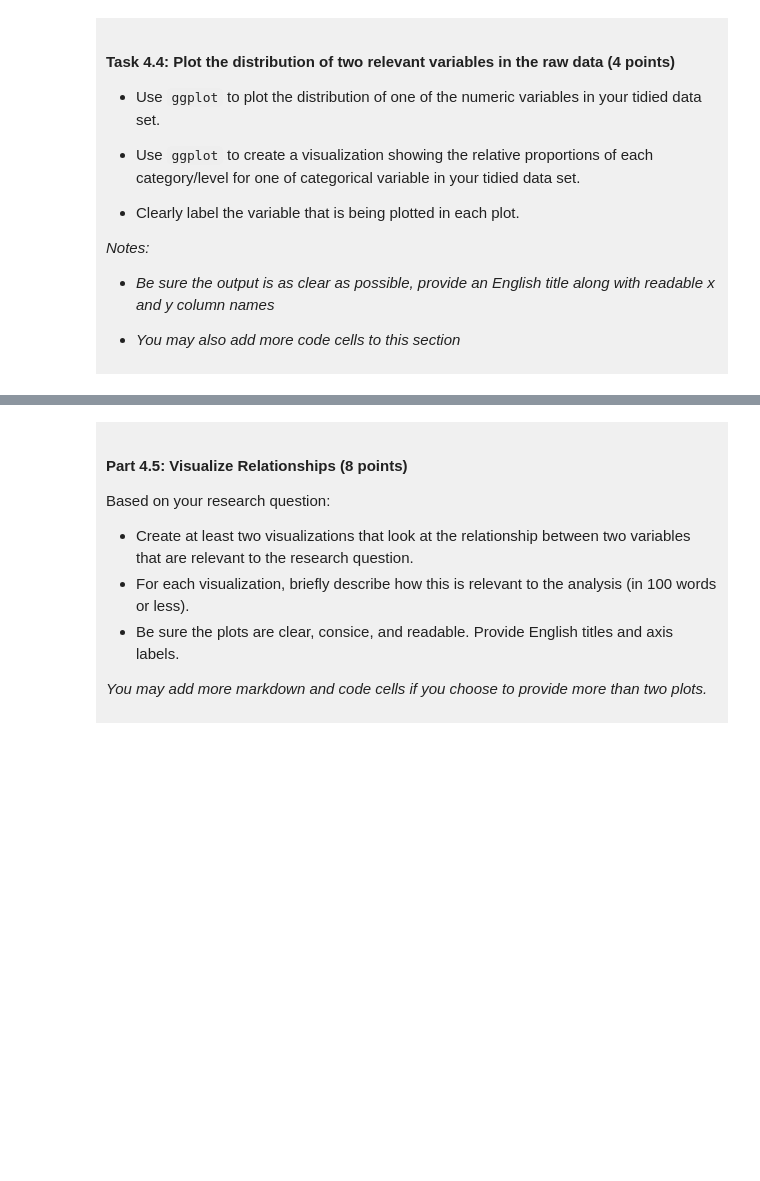
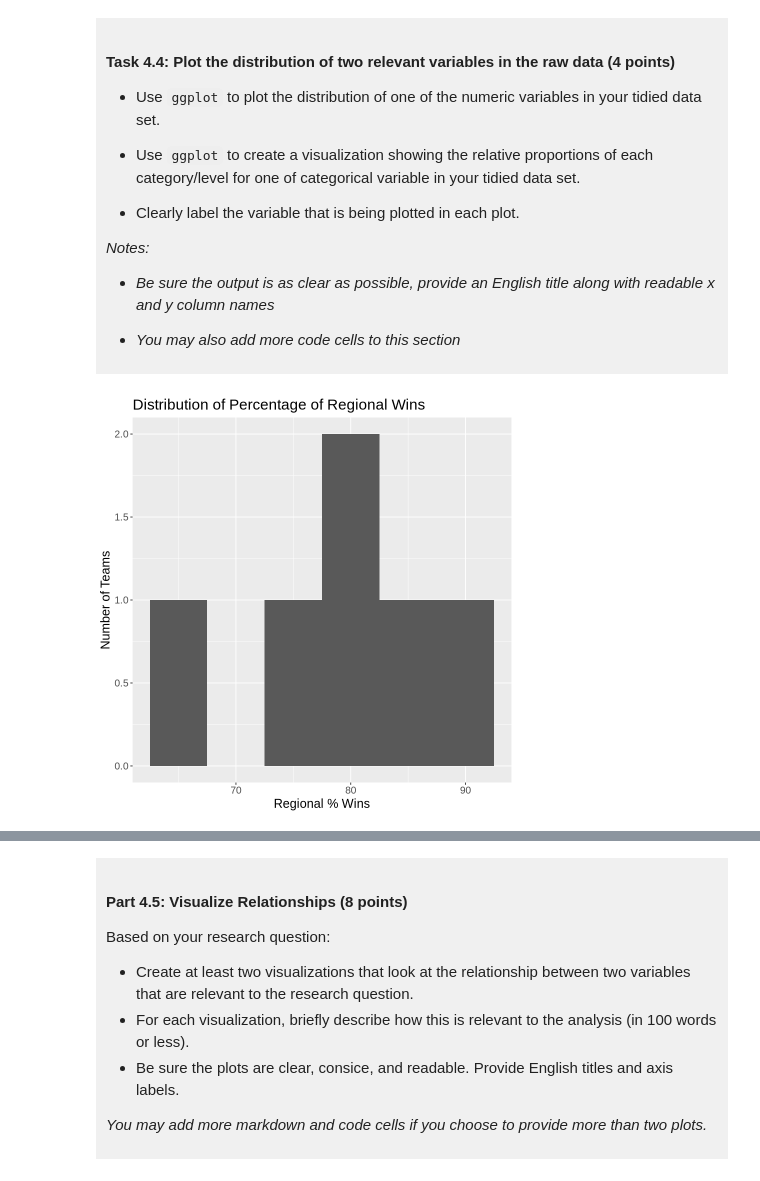
Before and after one commit to jssung-81/dsci-100-project-juliet-sung, a Jupyter notebook: dsci-100-project-notebook.ipynb, the cells around one changed output, grey strips where cells are left out. Saved outputs shown, nothing was run; the diff lists cells and outputs as text; code cells hidden in the pictures; blank space fills up the shorter version.

Commit message:
edits for checkpoint C
Draft of questions up to 5.1

```diff
--- a/dsci-100-project-notebook.ipynb
+++ b/dsci-100-project-notebook.ipynb
@@ -292,5 +322,14 @@ You will refine your research question (if needed) and produce a tidy data set.
 
 </div>
 # %%
-### EDIT THIS CODE CELL FOR PLOT 1 ###
+numeric_plot <- basketball_tidy |>
+    ggplot(aes(x = reg_wins_pct)) +
+    geom_histogram(binwidth = 5) +
+    xlab("Regional % Wins") +
+    ylab("Number of Teams") +
+    labs(title = "Distribution of Percentage of Regional Wins") +
+    theme(text = element_text(size = 15))
+numeric_plot
+# %% [output]
+[figure, added]
 # %%
```
Also changed, not shown: parts of 12 cells of this notebook.
